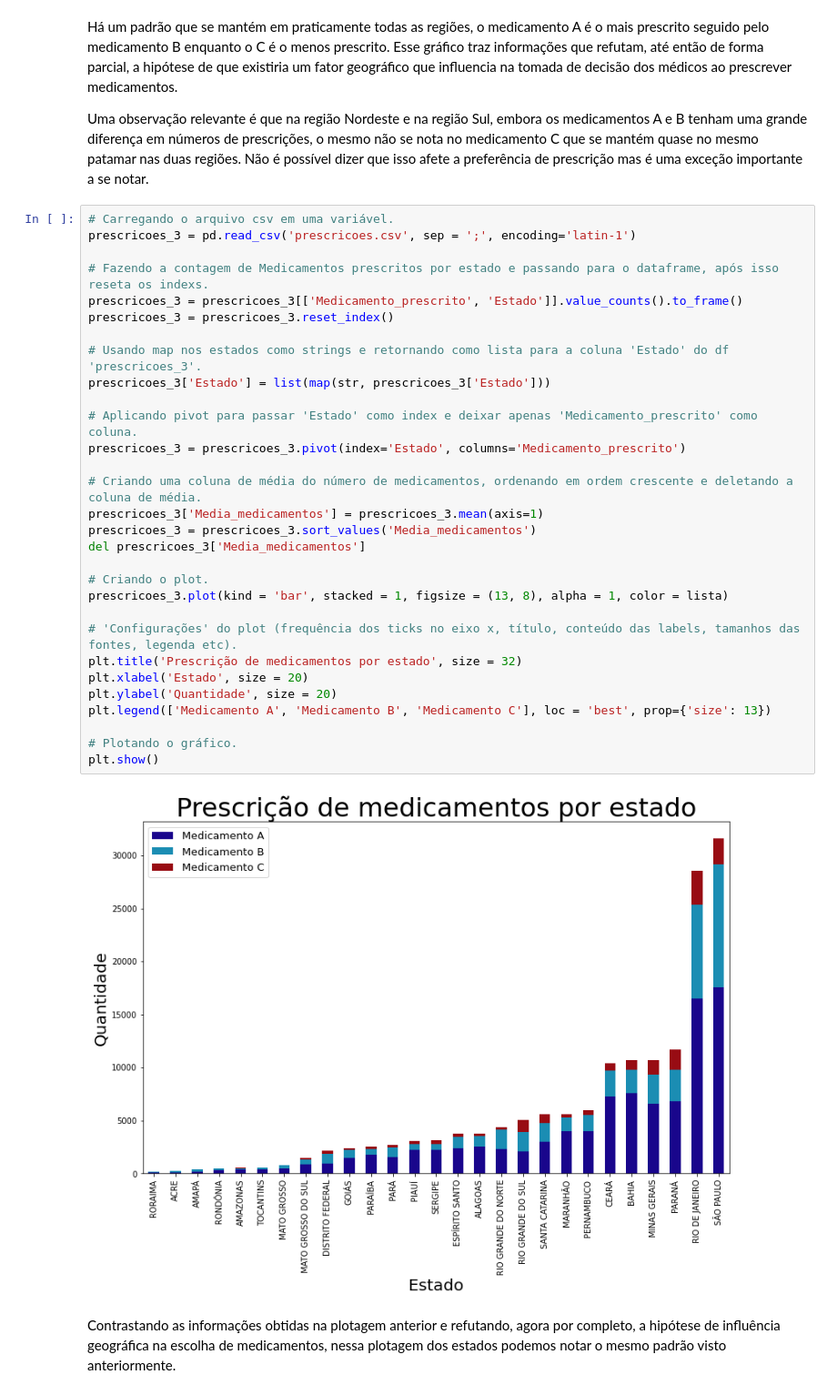
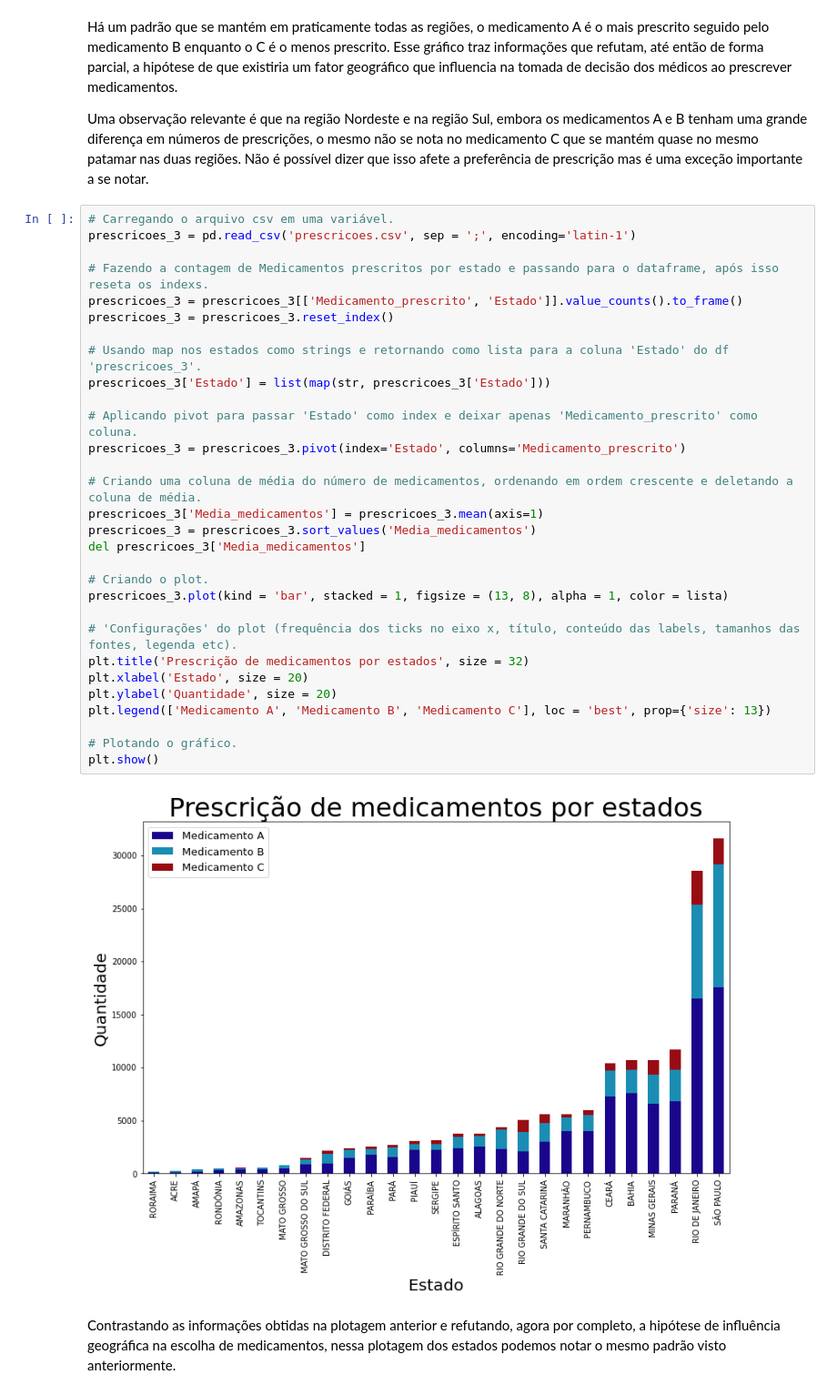
Before and after one commit to Juniorffonseca/processo_seletivo, a Jupyter notebook: teste_processo_seletivo.ipynb, the cells around one changed output. Shown at 91% size. Saved outputs shown, nothing was run; the diff lists cells and outputs as text.

```diff
--- a/teste_processo_seletivo.ipynb
+++ b/teste_processo_seletivo.ipynb
@@ -110,35 +110,35 @@ Uma observação relevante é que na região Nordeste e na região Sul, embora o
 # %%
 # Carregando o arquivo csv em uma variável.
 prescricoes_3 = pd.read_csv('prescricoes.csv', sep = ';', encoding='latin-1')
 
 # Fazendo a contagem de Medicamentos prescritos por estado e passando para o dataframe, após isso reseta os indexs.
 prescricoes_3 = prescricoes_3[['Medicamento_prescrito', 'Estado']].value_counts().to_frame()
 prescricoes_3 = prescricoes_3.reset_index()
 
 # Usando map nos estados como strings e retornando como lista para a coluna 'Estado' do df 'prescricoes_3'.
 prescricoes_3['Estado'] = list(map(str, prescricoes_3['Estado']))
 
 # Aplicando pivot para passar 'Estado' como index e deixar apenas 'Medicamento_prescrito' como coluna.
 prescricoes_3 = prescricoes_3.pivot(index='Estado', columns='Medicamento_prescrito')
 
 # Criando uma coluna de média do número de medicamentos, ordenando em ordem crescente e deletando a coluna de média.
 prescricoes_3['Media_medicamentos'] = prescricoes_3.mean(axis=1)
 prescricoes_3 = prescricoes_3.sort_values('Media_medicamentos')
 del prescricoes_3['Media_medicamentos']
 
 # Criando o plot.
 prescricoes_3.plot(kind = 'bar', stacked = 1, figsize = (13, 8), alpha = 1, color = lista)
 
 # 'Configurações' do plot (frequência dos ticks no eixo x, título, conteúdo das labels, tamanhos das fontes, legenda etc).
-plt.title('Prescrição de medicamentos por estado', size = 32)
+plt.title('Prescrição de medicamentos por estados', size = 32)
 plt.xlabel('Estado', size = 20)
 plt.ylabel('Quantidade', size = 20)
 plt.legend(['Medicamento A', 'Medicamento B', 'Medicamento C'], loc = 'best', prop={'size': 13})
 
 # Plotando o gráfico.
 plt.show()
 # %% [output]
-[figure, old version]
+[figure, new version]
 # %% [markdown]
 Contrastando as informações obtidas na plotagem anterior e refutando, agora por completo, a hipótese de influência geográfica na escolha de medicamentos, nessa plotagem dos estados podemos notar o mesmo padrão visto anteriormente.
 # %%
```
Also changed, not shown: parts of 1 cell of this notebook.
